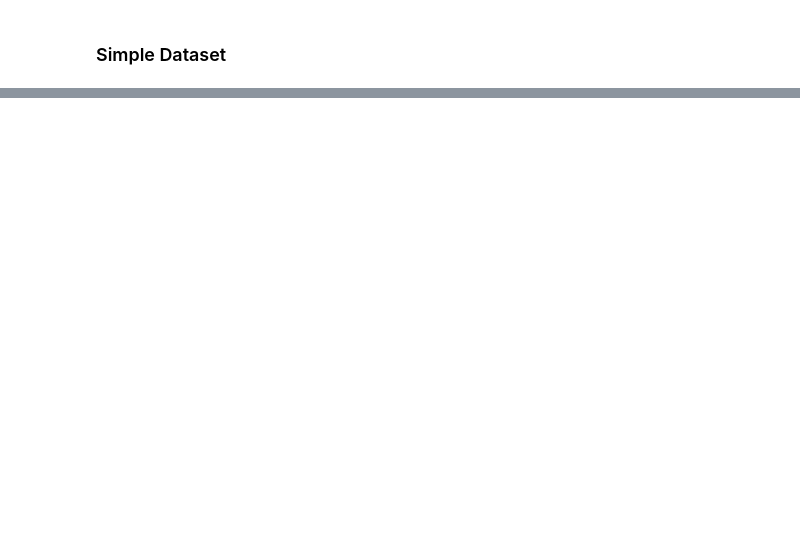
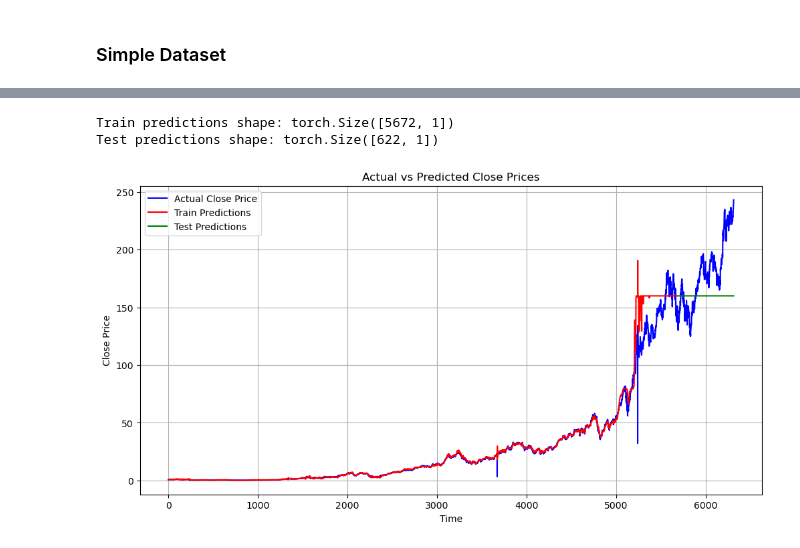
Before and after one commit to jbrijs/project2, a Jupyter notebook: Models.ipynb, the cells around one changed output, grey strips where cells are left out. Cells and saved outputs as stored; diff of their text form; code cells hidden in the pictures; blank space fills up the shorter version.

```diff
--- a/Models.ipynb
+++ b/Models.ipynb
@@ -199,0 +346,34 @@ test[minmax_scaler_features] = min_max_scaler.transform(test[minmax_scaler_featu
+# %%
+# Make predictions
+with torch.no_grad():
+    train_predictions = model(X_train)
+    test_predictions = model(X_test)
+
+    print(f"Train predictions shape: {train_predictions.shape}")
+    print(f"Test predictions shape: {test_predictions.shape}")
+
+
+    # Prepare plots
+    train_plot = np.full_like(simple_df.iloc[:, 0].values, np.nan)  # Use .iloc for column indexing
+    test_plot = np.full_like(simple_df.iloc[:, 0].values, np.nan)
+
+    # Fill predictions in respective ranges
+    train_plot[lookback:train_size] = train_predictions.squeeze()
+    test_plot[train_size + lookback:] = test_predictions.squeeze()
+
+# Plot
+plt.figure(figsize=(12, 6))
+plt.plot(simple_df.iloc[:, close_col], label="Actual Close Price", color="blue")  # .iloc to access the column
+plt.plot(train_plot, label="Train Predictions", color="red")
+plt.plot(test_plot, label="Test Predictions", color="green")
+plt.legend()
+plt.title("Actual vs Predicted Close Prices")
+plt.xlabel("Time")
+plt.ylabel("Close Price")
+plt.grid()
+plt.savefig("lstm_predictions.png")
+plt.show()
+# %% [output]
+Train predictions shape: torch.Size([5672, 1])
+Test predictions shape: torch.Size([622, 1])
+[figure, added]
```
Also changed, not shown: parts of 18 cells of this notebook, 10 other files.
